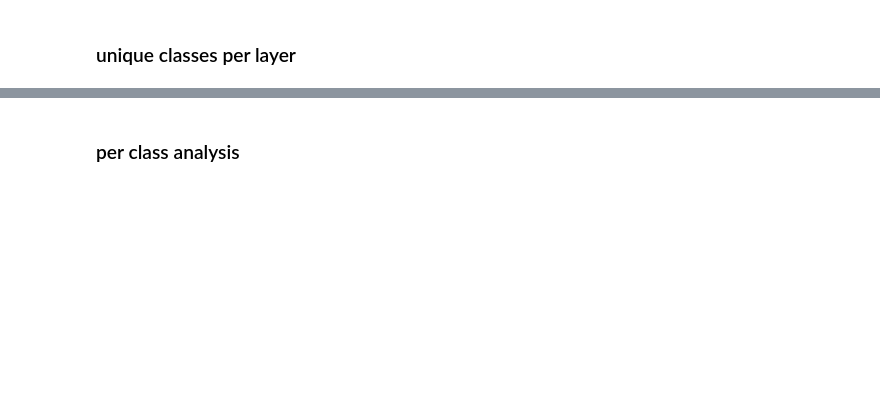
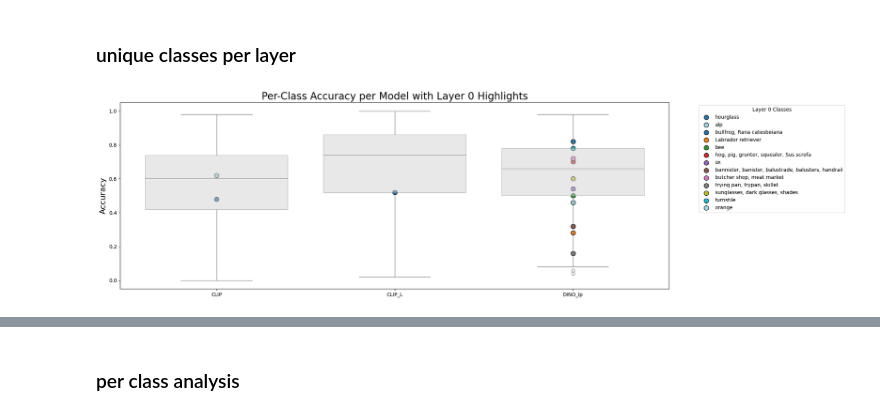
Before and after one commit to kaminskaz/wb-projekt, a Jupyter notebook: notebooks/results_analysis.ipynb, the cells around one changed output, grey strips where cells are left out. Saved outputs shown, nothing was run; the diff lists cells and outputs as text; code cells hidden in the pictures; blank space fills up the shorter version.

```diff
--- a/notebooks/results_analysis.ipynb
+++ b/notebooks/results_analysis.ipynb
@@ -963,3 +1069,11 @@ def compare_models_unique_labels(model_csv_dict):
+# %%
+compare_models_accuracy_with_layer0_highlights({
+    'CLIP': 'logit_lens_results/CLIP/predictions.csv',
+    'CLIP_L': 'logit_lens_results/CLIP_L/predictions.csv',
+    'DINO_lp': 'logit_lens_results/DINO_lp/predictions.csv'
+}, true_label_col='True_Label')
+# %% [output]
+[figure, added]
 # %%
 compare_models_unique_labels({
     'CLIP': 'logit_lens_results/CLIP/predictions.csv',
```
Also changed, not shown: parts of 19 cells of this notebook, 17 other files.
